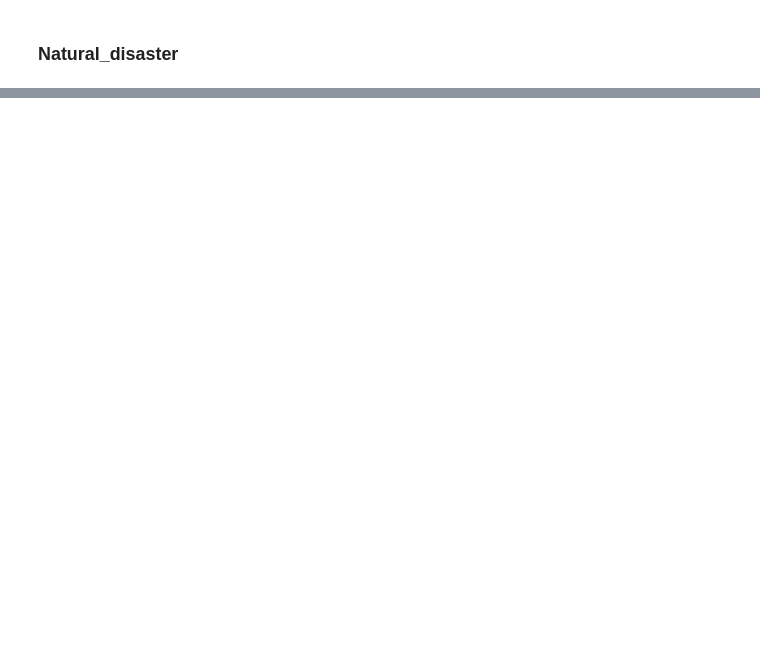
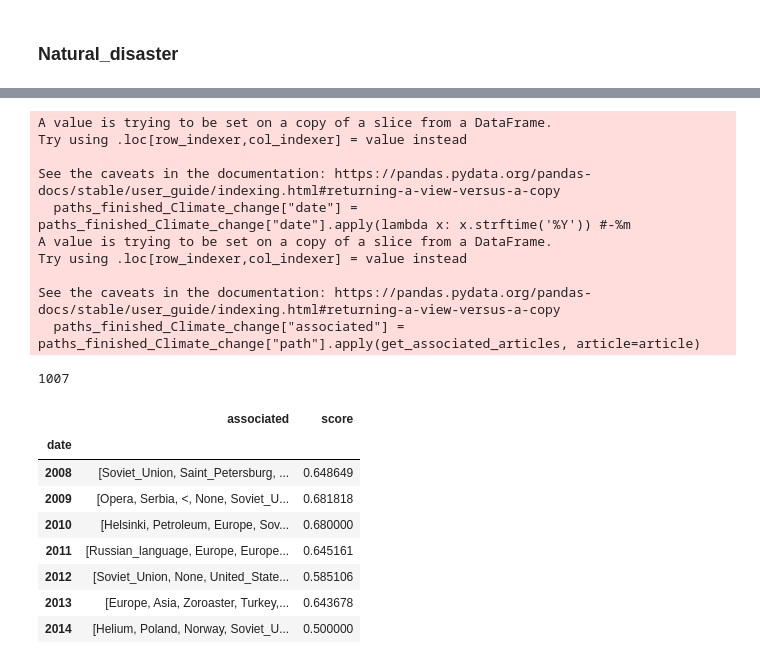
Before and after one commit to epfl-ada/ada-2024-project-the5outliers, a Jupyter notebook: time_and_sentiment_analysis.ipynb, the cells around one changed output, grey strips where cells are left out. Cells and saved outputs as stored; diff of their text form; code cells hidden in the pictures; blank space fills up the shorter version.

```diff
--- a/time_and_sentiment_analysis.ipynb
+++ b/time_and_sentiment_analysis.ipynb
@@ -342,0 +299,24 @@ sentiments
+# %%
+disaster = sentiment_analysis(paths_finished, "Russia")
+disaster
+# %% [output]
+A value is trying to be set on a copy of a slice from a DataFrame.
+Try using .loc[row_indexer,col_indexer] = value instead
+
+See the caveats in the documentation: https://pandas.pydata.org/pandas-docs/stable/user_guide/indexing.html#returning-a-view-versus-a-copy
+  paths_finished_Climate_change["date"] = paths_finished_Climate_change["date"].apply(lambda x: x.strftime('%Y')) #-%m
+A value is trying to be set on a copy of a slice from a DataFrame.
+Try using .loc[row_indexer,col_indexer] = value instead
+
+See the caveats in the documentation: https://pandas.pydata.org/pandas-docs/stable/user_guide/indexing.html#returning-a-view-versus-a-copy
+  paths_finished_Climate_change["associated"] = paths_finished_Climate_change["path"].apply(get_associated_articles, article=article)
+1007
+|  | associated | score |
+| date |  |  |
+| 2008 | [Soviet_Union, Saint_Petersburg, ... | 0.648649 |
+| 2009 | [Opera, Serbia, <, None, Soviet_U... | 0.681818 |
+| 2010 | [Helsinki, Petroleum, Europe, Sov... | 0.680000 |
+| 2011 | [Russian_language, Europe, Europe... | 0.645161 |
+| 2012 | [Soviet_Union, None, United_State... | 0.585106 |
+| 2013 | [Europe, Asia, Zoroaster, Turkey,... | 0.643678 |
+| 2014 | [Helium, Poland, Norway, Soviet_U... | 0.500000 |
```
Also changed, not shown: parts of 16 cells of this notebook.
